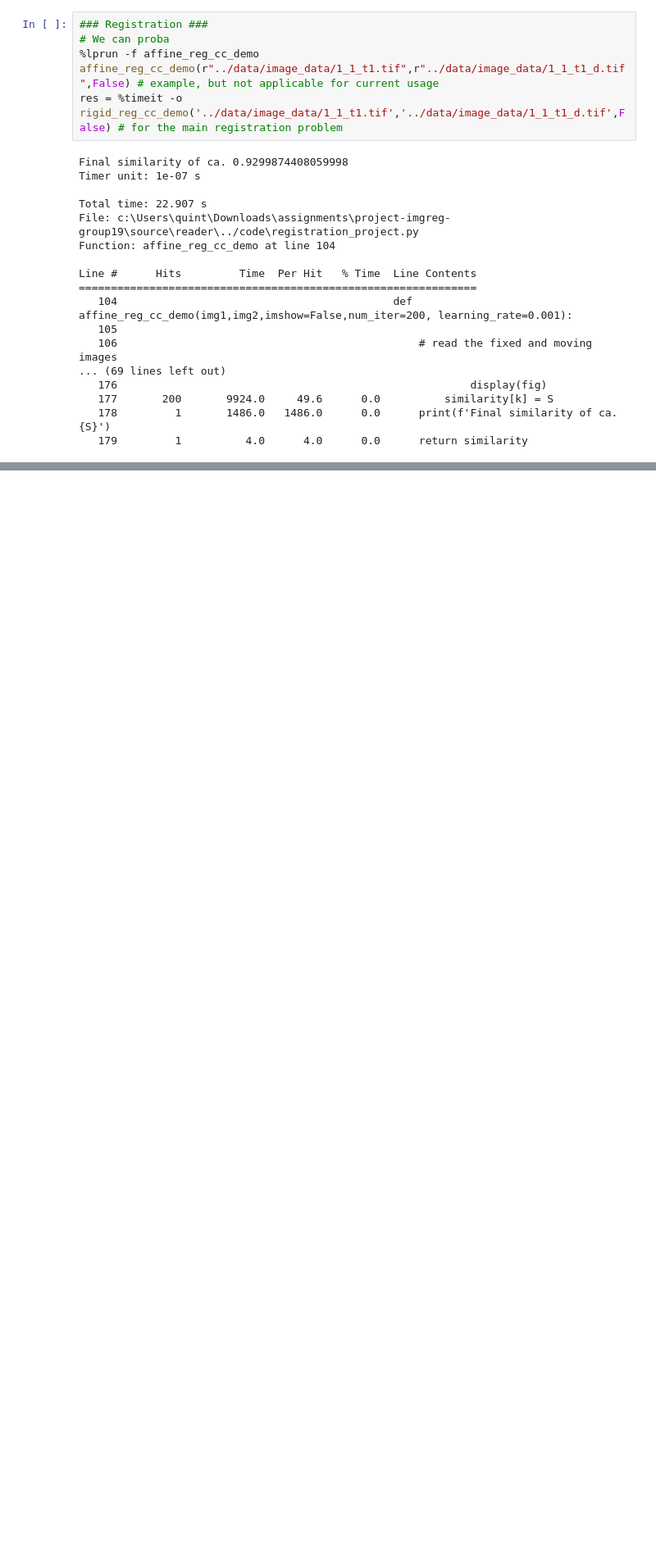
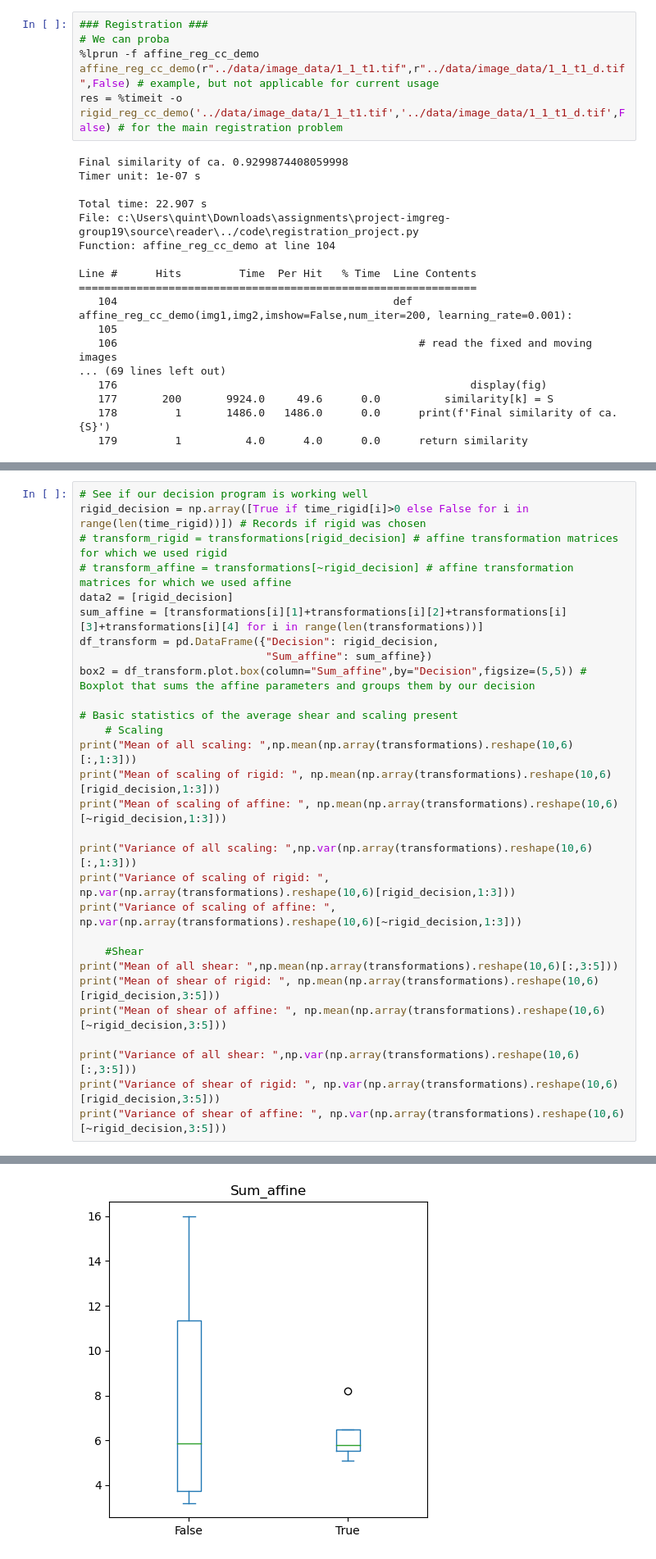
Before and after one commit to QM-L/project-imgreg-group19, a Jupyter notebook: source/reader/main.ipynb, the cells around one changed output, grey strips where cells are left out. Shown at 82% size. Cells and saved outputs as stored; diff of their text form; blank space fills up the shorter version.

```diff
--- a/source/reader/main.ipynb
+++ b/source/reader/main.ipynb
@@ -111,0 +97,30 @@ print("Variance of scaling of affine: ", var(transformation[~rigid_decision][3:4
+# %%
+# See if our decision program is working well
+rigid_decision = np.array([True if time_rigid[i]>0 else False for i in range(len(time_rigid))]) # Records if rigid was chosen
+# transform_rigid = transformations[rigid_decision] # affine transformation matrices for which we used rigid
+# transform_affine = transformations[~rigid_decision] # affine transformation matrices for which we used affine
+data2 = [rigid_decision]
+sum_affine = [transformations[i][1]+transformations[i][2]+transformations[i][3]+transformations[i][4] for i in range(len(transformations))]
+df_transform = pd.DataFrame({"Decision": rigid_decision,
+                             "Sum_affine": sum_affine})
+box2 = df_transform.plot.box(column="Sum_affine",by="Decision",figsize=(5,5)) # Boxplot that sums the affine parameters and groups them by our decision
+
+# Basic statistics of the average shear and scaling present
+    # Scaling
+print("Mean of all scaling: ",np.mean(np.array(transformations).reshape(10,6)[:,1:3]))
+print("Mean of scaling of rigid: ", np.mean(np.array(transformations).reshape(10,6)[rigid_decision,1:3]))
+print("Mean of scaling of affine: ", np.mean(np.array(transformations).reshape(10,6)[~rigid_decision,1:3]))
+
+print("Variance of all scaling: ",np.var(np.array(transformations).reshape(10,6)[:,1:3]))
+print("Variance of scaling of rigid: ", np.var(np.array(transformations).reshape(10,6)[rigid_decision,1:3]))
+print("Variance of scaling of affine: ", np.var(np.array(transformations).reshape(10,6)[~rigid_decision,1:3]))
+
+    #Shear
+print("Mean of all shear: ",np.mean(np.array(transformations).reshape(10,6)[:,3:5]))
+print("Mean of shear of rigid: ", np.mean(np.array(transformations).reshape(10,6)[rigid_decision,3:5]))
+print("Mean of shear of affine: ", np.mean(np.array(transformations).reshape(10,6)[~rigid_decision,3:5]))
+
+print("Variance of all shear: ",np.var(np.array(transformations).reshape(10,6)[:,3:5]))
+print("Variance of shear of rigid: ", np.var(np.array(transformations).reshape(10,6)[rigid_decision,3:5]))
+print("Variance of shear of affine: ", np.var(np.array(transformations).reshape(10,6)[~rigid_decision,3:5]))
+# %% [output]
@@ -111,0 +139 @@ print("Variance of scaling of affine: ", var(transformation[~rigid_decision][3:4
+[figure, added]
```
Also changed, not shown: parts of 4 cells of this notebook, 1 other file.
